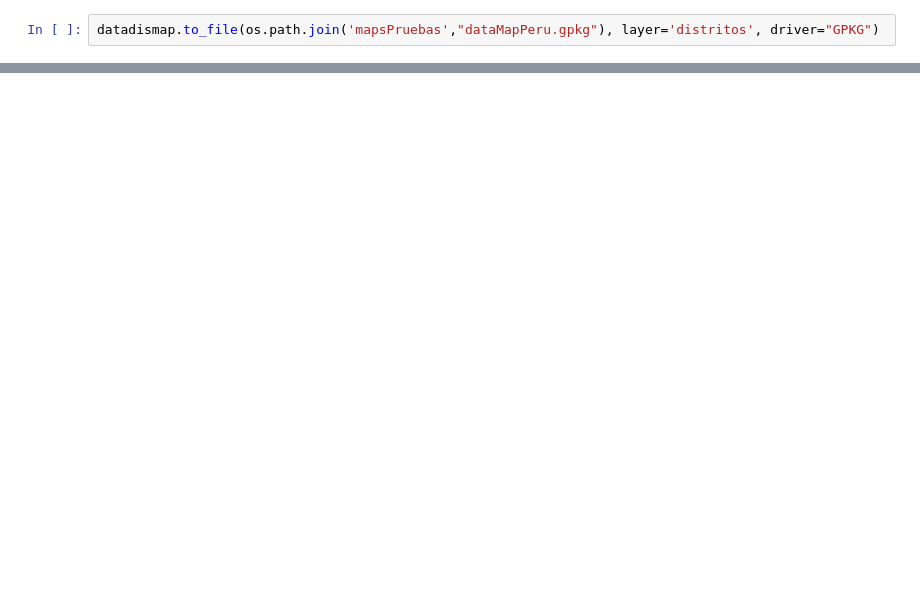
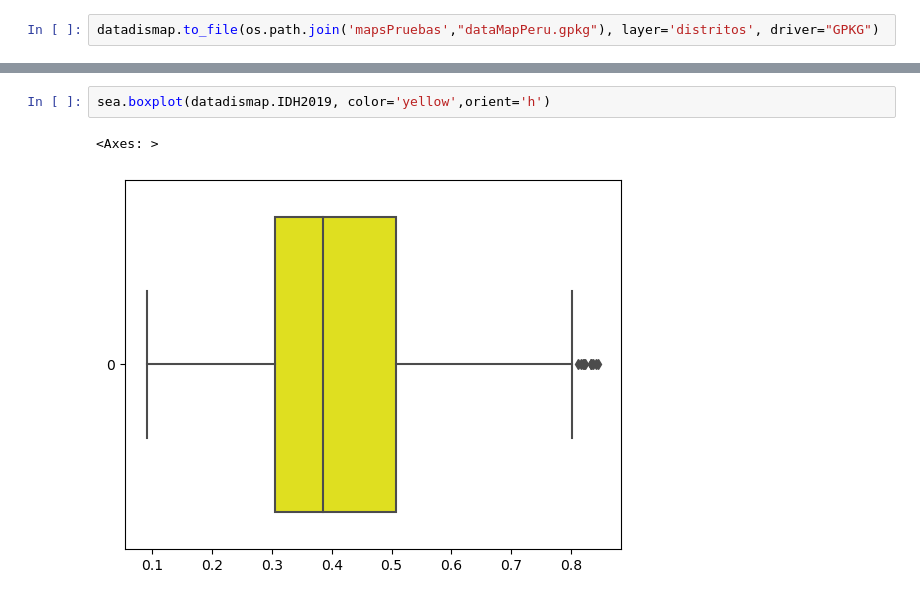
Before and after one commit to FabianRomero20/Examen2, a Jupyter notebook: FULLPRUEBAS.ipynb, the cells around one changed output, grey strips where cells are left out. Saved outputs shown, nothing was run; the diff lists cells and outputs as text; blank space fills up the shorter version.

```diff
--- a/FULLPRUEBAS.ipynb
+++ b/FULLPRUEBAS.ipynb
@@ -179,0 +202,5 @@ datadismap.to_file(os.path.join('mapsPruebas',"dataMapPeru.gpkg"), layer='distri
+# %%
+sea.boxplot(datadismap.IDH2019, color='yellow',orient='h')
+# %% [output]
+<Axes: >
+[figure, added]
```
Also changed, not shown: parts of 3 cells of this notebook, 2 other files.
